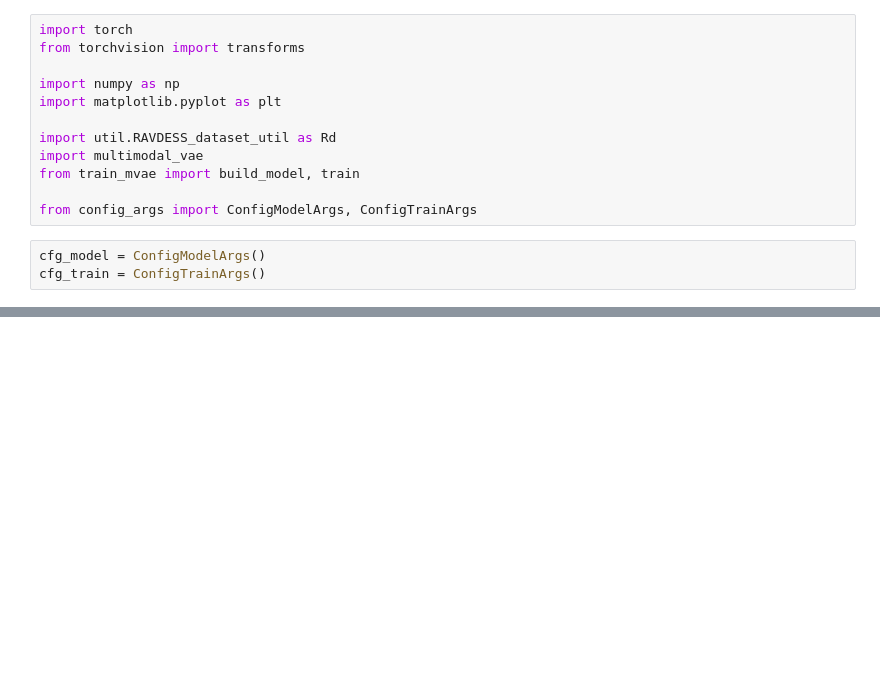
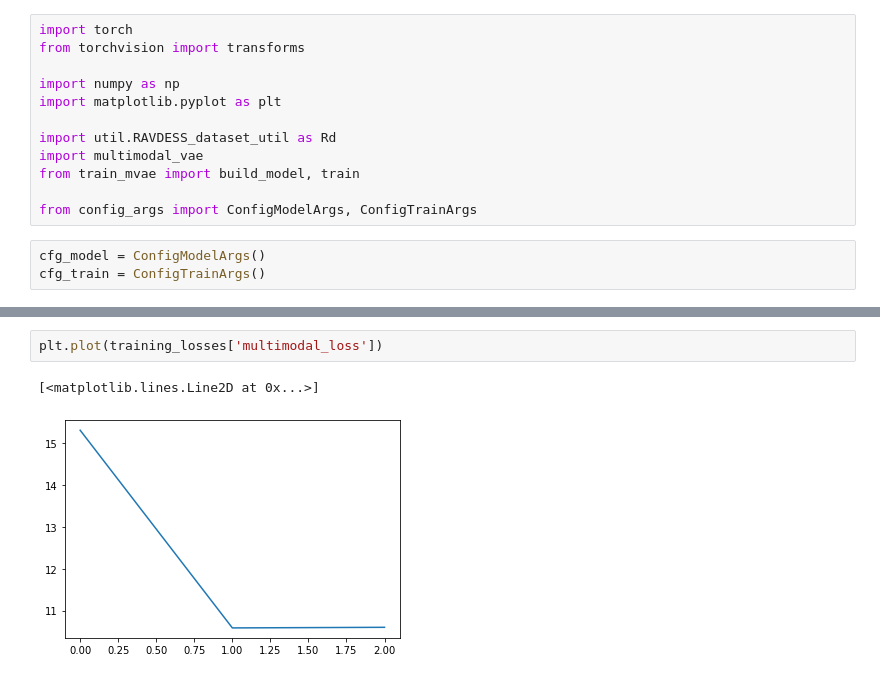
Before and after one commit to Ale-Ba2lero/Multimodal-Emotion-Analysis, a Jupyter notebook: src/mvae_torch/face_emotions_mvae_torch.ipynb, the cells around one changed output, grey strips where cells are left out. Saved outputs shown, nothing was run; the diff lists cells and outputs as text; blank space fills up the shorter version.

```diff
--- a/src/mvae_torch/face_emotions_mvae_torch.ipynb
+++ b/src/mvae_torch/face_emotions_mvae_torch.ipynb
@@ -60,0 +68,5 @@ RuntimeError: Input type (torch.cuda.DoubleTensor) and weight type (torch.cuda.F
+# %%
+plt.plot(training_losses['multimodal_loss'])
+# %% [output]
+[<matplotlib.lines.Line2D at 0x...>]
+[figure, added]
```
Also changed, not shown: parts of 9 cells of this notebook, 4 other files.
